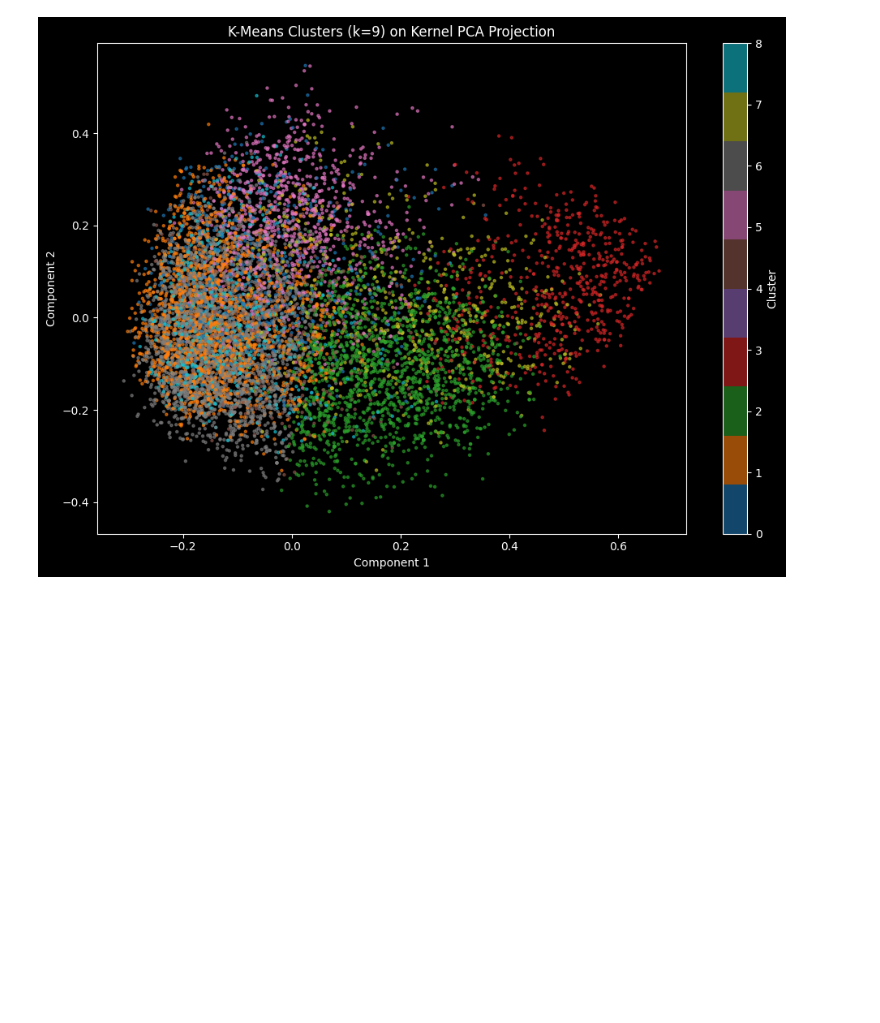
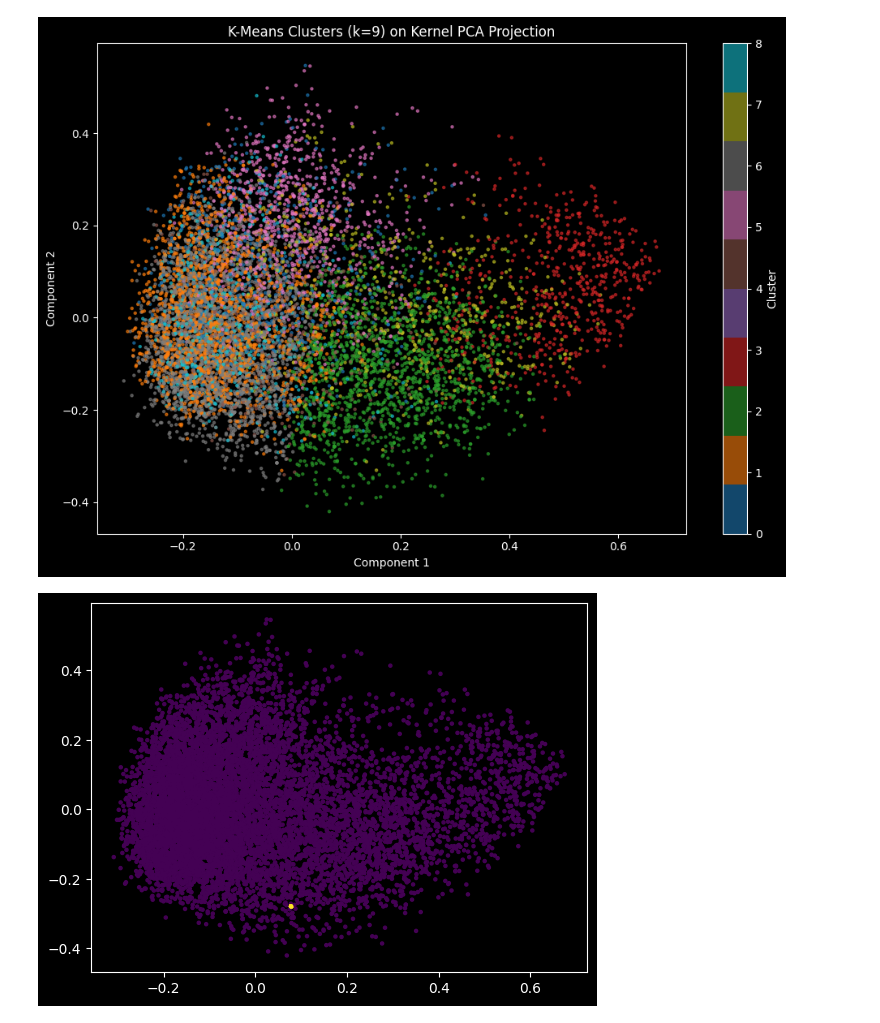
Before and after one commit to ArkhamTitan/CSCI_347-Mini-Projects-Group_17, a Jupyter notebook: Final Project/FinalProject.ipynb, the cells around one changed output. Saved outputs shown, nothing was run; the diff lists cells and outputs as text; code cells hidden in the pictures; blank space fills up the shorter version.

```diff
--- a/Final Project/FinalProject.ipynb
+++ b/Final Project/FinalProject.ipynb
@@ -192,3 +179,12 @@ plt.tight_layout()
 plt.show()
 # %% [output]
 [figure]
+# %%
+coords = KernelPCA(n_components=2, kernel="rbf", gamma=0.01).fit_transform(X_sample)
+
+labels = DBSCAN(eps=0.8, min_samples=10).fit_predict(X_sample)
+
+plt.scatter(coords[:, 0], coords[:, 1], c=labels, s=5, cmap="viridis")
+plt.show()
+# %% [output]
+[figure, added]
```
Also changed, not shown: parts of 6 cells of this notebook.
